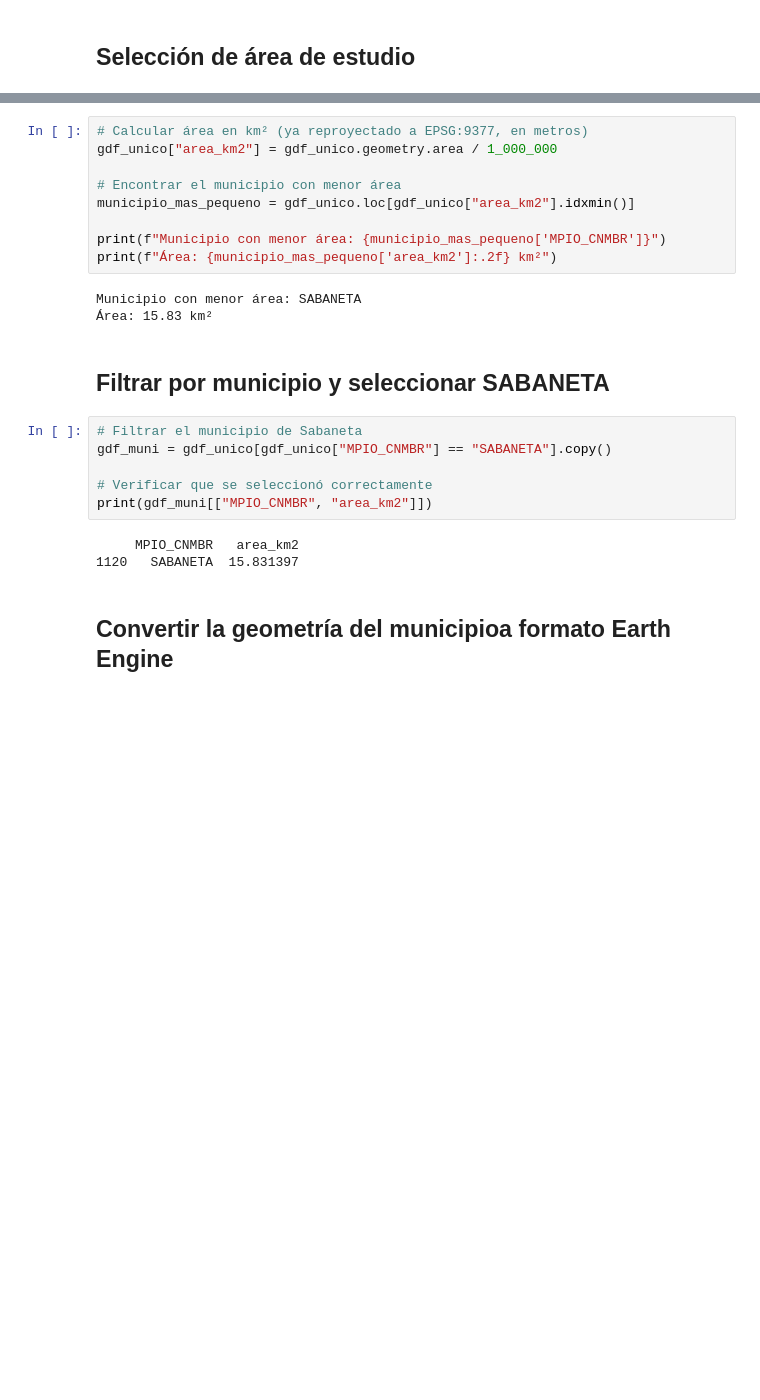
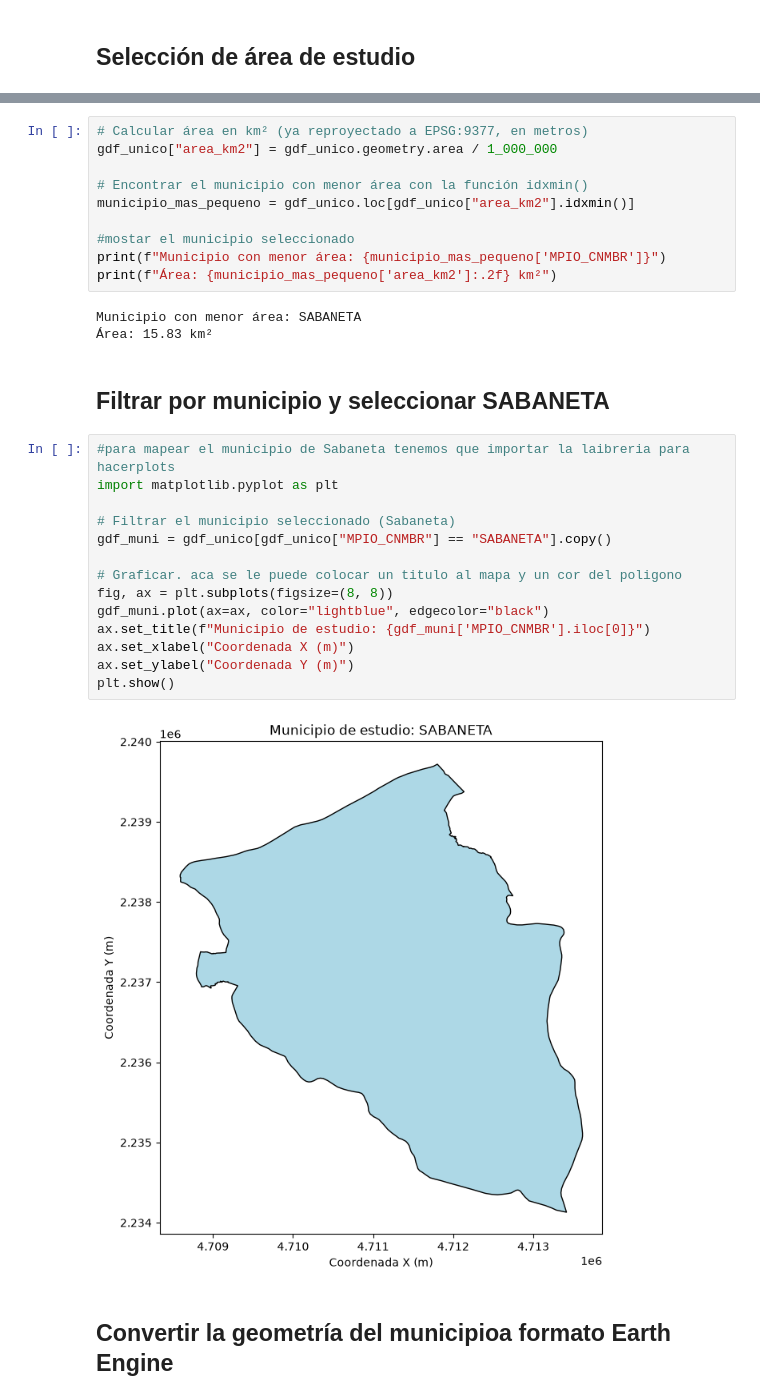
Before and after one commit to rulos57/Geoprocesamiento, a Jupyter notebook: Tarea1_indices_espectrales_multitemporal.ipynb, the cells around one changed output, grey strips where cells are left out. Drawn from its saved outputs; the diff is of its cells as text; blank space fills up the shorter version.

Commit message:
mostrar plots y corregir exportación

```diff
--- a/Tarea1_indices_espectrales_multitemporal.ipynb
+++ b/Tarea1_indices_espectrales_multitemporal.ipynb
@@ -68,25 +69,33 @@ Initial CRS: EPSG:3116
 # Calcular área en km² (ya reproyectado a EPSG:9377, en metros)
 gdf_unico["area_km2"] = gdf_unico.geometry.area / 1_000_000
 
-# Encontrar el municipio con menor área
+# Encontrar el municipio con menor área con la función idxmin()
 municipio_mas_pequeno = gdf_unico.loc[gdf_unico["area_km2"].idxmin()]
 
+#mostar el municipio seleccionado
 print(f"Municipio con menor área: {municipio_mas_pequeno['MPIO_CNMBR']}")
 print(f"Área: {municipio_mas_pequeno['area_km2']:.2f} km²")
 # %% [output]
 Municipio con menor área: SABANETA
 Área: 15.83 km²
-# %% [markdown]
-## Filtrar por municipio y seleccionar SABANETA
-# %%
-# Filtrar el municipio de Sabaneta
-gdf_muni = gdf_unico[gdf_unico["MPIO_CNMBR"] == "SABANETA"].copy()
-
-# Verificar que se seleccionó correctamente
-print(gdf_muni[["MPIO_CNMBR", "area_km2"]])
-# %% [output]
-     MPIO_CNMBR   area_km2
-1120   SABANETA  15.831397
+# %% [markdown]
+## Filtrar por municipio y seleccionar SABANETA
+# %%
+#para mapear el municipio de Sabaneta tenemos que importar la laibreria para hacerplots
+import matplotlib.pyplot as plt
+
+# Filtrar el municipio seleccionado (Sabaneta)
+gdf_muni = gdf_unico[gdf_unico["MPIO_CNMBR"] == "SABANETA"].copy()
+
+# Graficar. aca se le puede colocar un titulo al mapa y un cor del poligono
+fig, ax = plt.subplots(figsize=(8, 8))
+gdf_muni.plot(ax=ax, color="lightblue", edgecolor="black")
+ax.set_title(f"Municipio de estudio: {gdf_muni['MPIO_CNMBR'].iloc[0]}")
+ax.set_xlabel("Coordenada X (m)")
+ax.set_ylabel("Coordenada Y (m)")
+plt.show()
+# %% [output]
+[figure, added]
 # %% [markdown]
 ## Convertir la geometría del municipioa formato Earth Engine
 # %%
```
Also changed, not shown: parts of 19 cells of this notebook.
